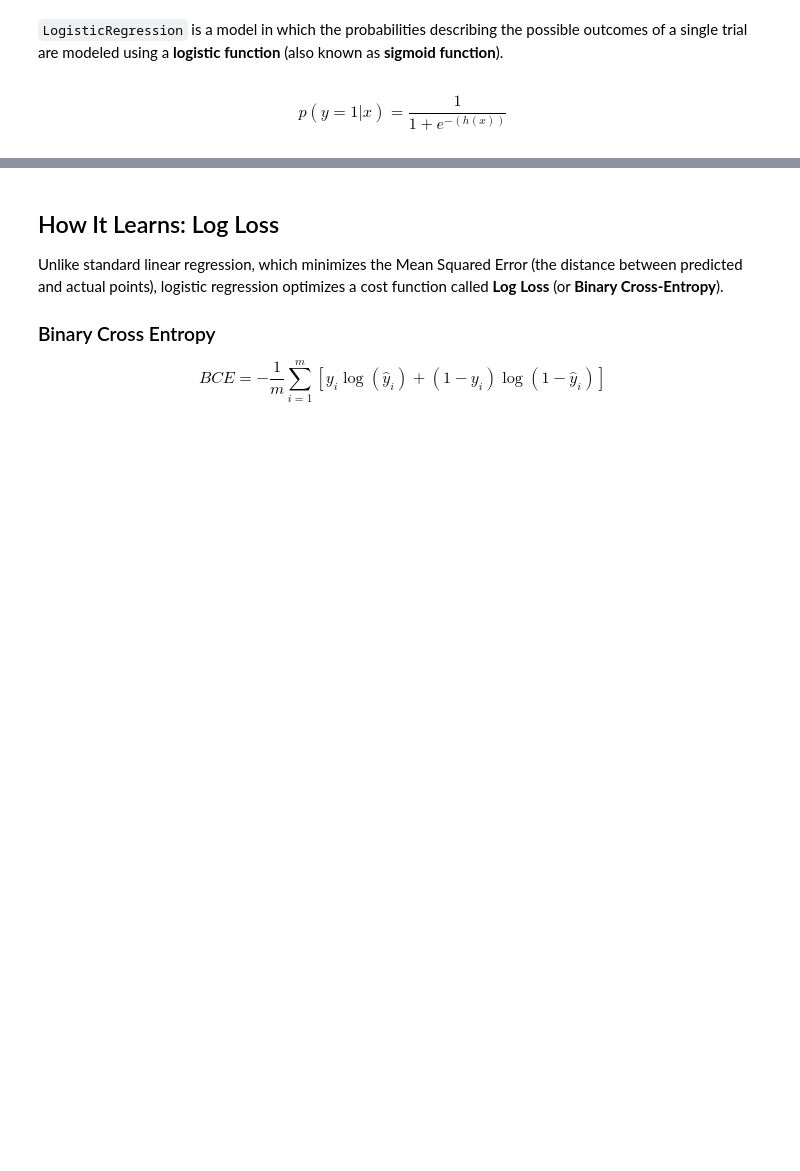
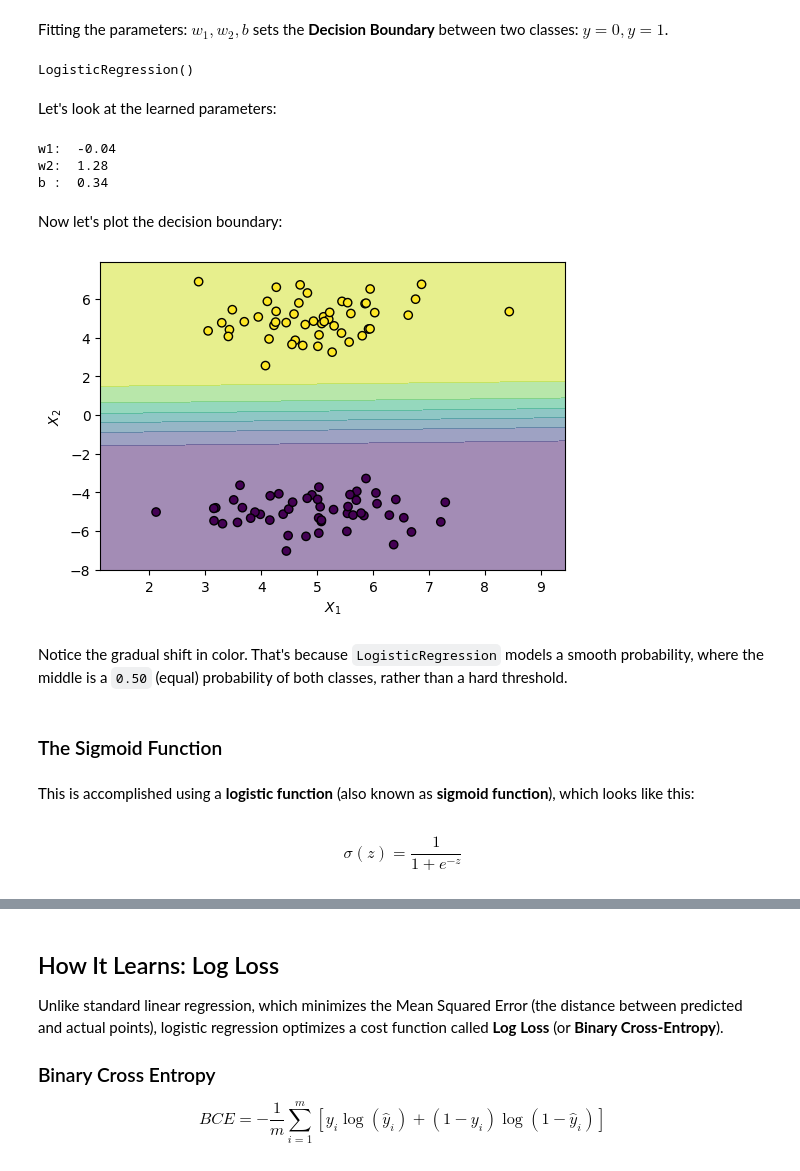
Before and after one commit to HassanAlgoz/machine-learning-python, a Jupyter notebook: content/modules/M1/04_class/01_logistic_regression.ipynb, the cells around one changed output, grey strips where cells are left out. Saved outputs shown, nothing was run; the diff lists cells and outputs as text; code cells hidden in the pictures; blank space fills up the shorter version.

```diff
--- a/content/modules/M1/04_class/01_logistic_regression.ipynb
+++ b/content/modules/M1/04_class/01_logistic_regression.ipynb
@@ -22,9 +67,57 @@ Changing the parameters has the following effect:
 - Shifting: $b$
 
 ![Decision Boundary](./assets/decision_boundary_equation.gif){height=300}
+# %% [markdown]
+Fitting the parameters: $w_1, w_2, b$ sets the **Decision Boundary** between two classes: $y=0, y=1$.
+# %%
+from sklearn.linear_model import LogisticRegression
+
+model = LogisticRegression()
+model.fit(X, y)
+# %% [output]
+LogisticRegression()
+# %% [markdown]
+Let's look at the learned parameters:
+# %%
+print("w1: ", model.coef_[0][0].round(2))
+print("w2: ", model.coef_[0][1].round(2))
+print("b : ", model.intercept_[0].round(2))
+# %% [output]
+w1:  -0.04
+w2:  1.28
+b :  0.34
+# %% [markdown]
+Now let's plot the decision boundary:
+# %%
+from sklearn.inspection import DecisionBoundaryDisplay
+
+fig, ax = plt.subplots(figsize=(6, 4))
+
+DecisionBoundaryDisplay.from_estimator(
+    estimator=model,
+    X=X,
+    ax=ax,
+    response_method="predict_proba",
+    alpha=0.5,
+    xlabel="$X_1$",
+    ylabel="$X_2$"
+)
+
+scatter = ax.scatter(
+    x=X[:, 0],
+    y=X[:, 1],
+    c=y,
+    edgecolor="k"
+)
+# %% [output]
+[figure, added]
+# %% [markdown]
+Notice the gradual shift in color. That's because `LogisticRegression` models a smooth probability, where the middle is a `0.50` (equal) probability of both classes, rather than a hard threshold.
+# %% [markdown]
+### The Sigmoid Function
 # %% [markdown]
-`LogisticRegression` is a model in which the probabilities describing the possible outcomes of a single trial are modeled using a **logistic function** (also known as **sigmoid function**).
+This is accomplished using a **logistic function** (also known as **sigmoid function**), which looks like this:
 # %% [markdown]
 $$
-p(y=1|x) = \frac{1}{1 + e^{-(h(x))}}
+\sigma(z) = \frac{1}{1 + e^{-z}}
 $$
```
Also changed, not shown: parts of 24 cells of this notebook.
